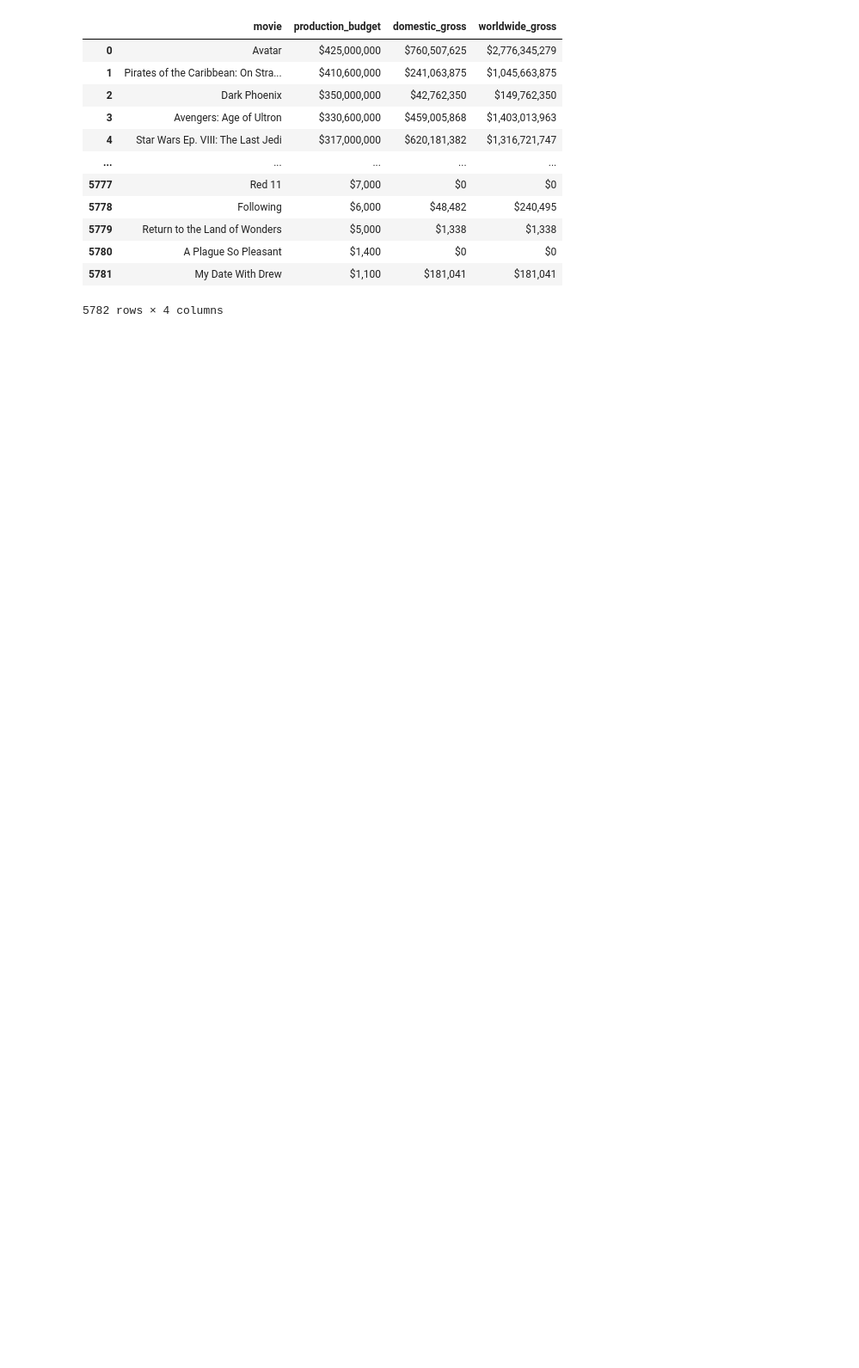
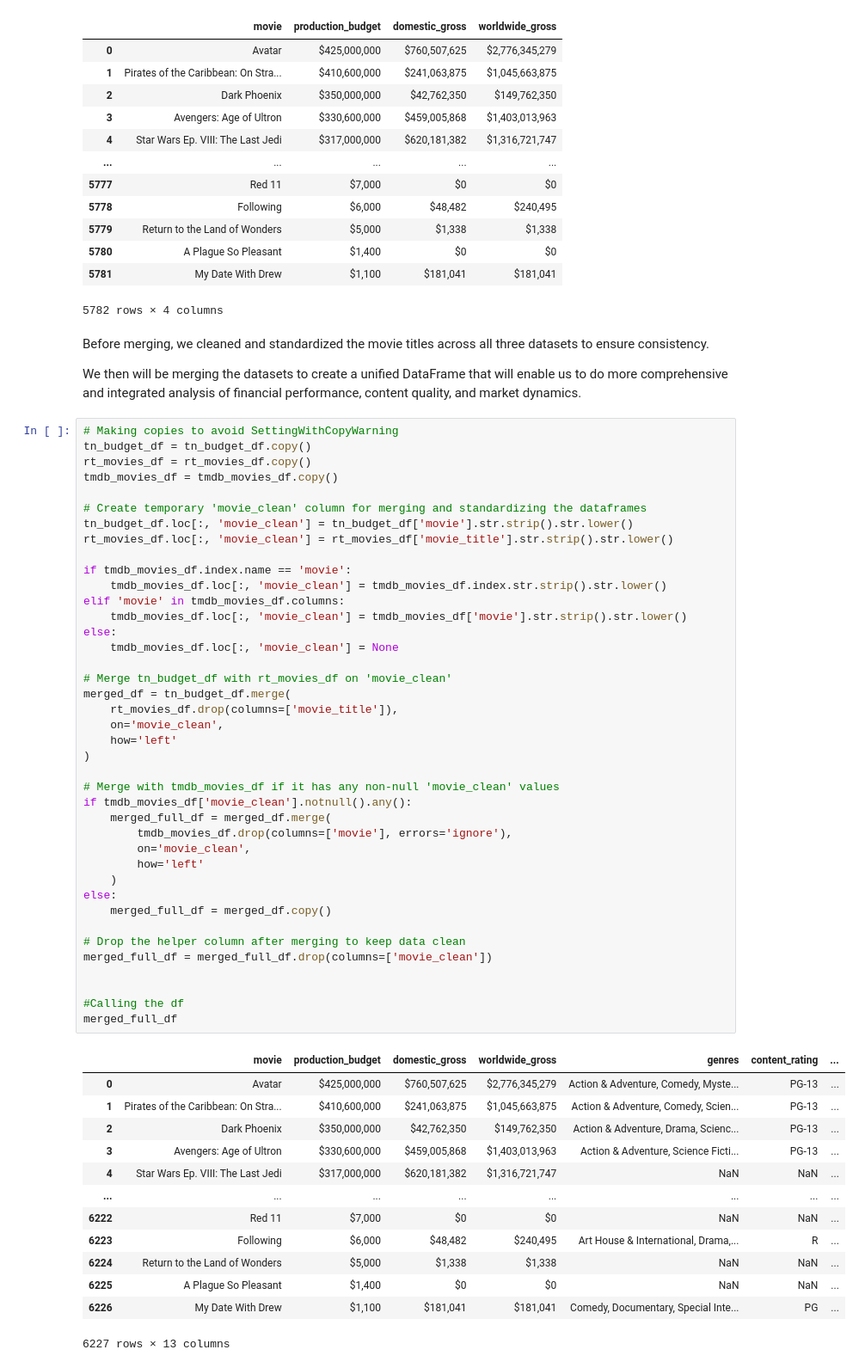
Before and after one commit to Marilyn2961/Box-Office-Performance-Analysis, a Jupyter notebook: Box_Office_Performance_Analysis.ipynb, the cells around one changed output. Shown: that part at 86% size. Drawn from its saved outputs; the diff is of its cells as text; blank space fills up the shorter version.

Commit message:
Merging & Feature Engineering

```diff
--- a/Box_Office_Performance_Analysis.ipynb
+++ b/Box_Office_Performance_Analysis.ipynb
@@ -723,3 +723,61 @@ fill_missing_values(tn_budget_df, financial_columns)
 | 5780 | A Plague So Pleasant | $1,400 | $0 | $0 |
 | 5781 | My Date With Drew | $1,100 | $181,041 | $181,041 |
 5782 rows × 4 columns
+# %% [markdown]
+Before merging, we cleaned and standardized the movie titles across all three datasets to ensure consistency.
+
+We then will be merging the datasets to create a unified DataFrame that will enable us to do more comprehensive and integrated analysis of financial performance, content quality, and market dynamics.
+# %%
+# Making copies to avoid SettingWithCopyWarning
+tn_budget_df = tn_budget_df.copy()
+rt_movies_df = rt_movies_df.copy()
+tmdb_movies_df = tmdb_movies_df.copy()
+
+# Create temporary 'movie_clean' column for merging and standardizing the dataframes
+tn_budget_df.loc[:, 'movie_clean'] = tn_budget_df['movie'].str.strip().str.lower()
+rt_movies_df.loc[:, 'movie_clean'] = rt_movies_df['movie_title'].str.strip().str.lower()
+
+if tmdb_movies_df.index.name == 'movie':
+    tmdb_movies_df.loc[:, 'movie_clean'] = tmdb_movies_df.index.str.strip().str.lower()
+elif 'movie' in tmdb_movies_df.columns:
+    tmdb_movies_df.loc[:, 'movie_clean'] = tmdb_movies_df['movie'].str.strip().str.lower()
+else:
+    tmdb_movies_df.loc[:, 'movie_clean'] = None
+
+# Merge tn_budget_df with rt_movies_df on 'movie_clean'
+merged_df = tn_budget_df.merge(
+    rt_movies_df.drop(columns=['movie_title']),
+    on='movie_clean',
+    how='left'
+)
+
+# Merge with tmdb_movies_df if it has any non-null 'movie_clean' values
+if tmdb_movies_df['movie_clean'].notnull().any():
+    merged_full_df = merged_df.merge(
+        tmdb_movies_df.drop(columns=['movie'], errors='ignore'),
+        on='movie_clean',
+        how='left'
+    )
+else:
+    merged_full_df = merged_df.copy()
+
+# Drop the helper column after merging to keep data clean
+merged_full_df = merged_full_df.drop(columns=['movie_clean'])
+
+
+#Calling the df
+merged_full_df
+# %% [output]
+|  | movie | production_budget | domestic_gross | worldwide_gross | genres | content_rating | ... |
+| 0 | Avatar | $425,000,000 | $760,507,625 | $2,776,345,279 | Action & Adventure, Comedy, Myste... | PG-13 | ... |
+| 1 | Pirates of the Caribbean: On Stra... | $410,600,000 | $241,063,875 | $1,045,663,875 | Action & Adventure, Comedy, Scien... | PG-13 | ... |
+| 2 | Dark Phoenix | $350,000,000 | $42,762,350 | $149,762,350 | Action & Adventure, Drama, Scienc... | PG-13 | ... |
+| 3 | Avengers: Age of Ultron | $330,600,000 | $459,005,868 | $1,403,013,963 | Action & Adventure, Science Ficti... | PG-13 | ... |
+| 4 | Star Wars Ep. VIII: The Last Jedi | $317,000,000 | $620,181,382 | $1,316,721,747 | NaN | NaN | ... |
+| ... | ... | ... | ... | ... | ... | ... | ... |
+| 6222 | Red 11 | $7,000 | $0 | $0 | NaN | NaN | ... |
+| 6223 | Following | $6,000 | $48,482 | $240,495 | Art House & International, Drama,... | R | ... |
+| 6224 | Return to the Land of Wonders | $5,000 | $1,338 | $1,338 | NaN | NaN | ... |
+| 6225 | A Plague So Pleasant | $1,400 | $0 | $0 | NaN | NaN | ... |
+| 6226 | My Date With Drew | $1,100 | $181,041 | $181,041 | Comedy, Documentary, Special Inte... | PG | ... |
+6227 rows × 13 columns
```
Also changed, not shown: parts of 12 cells of this notebook.
